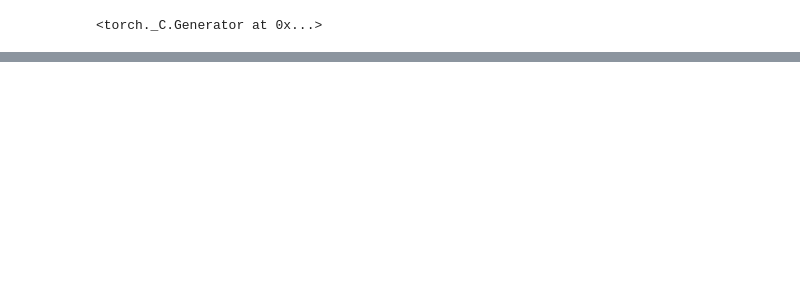
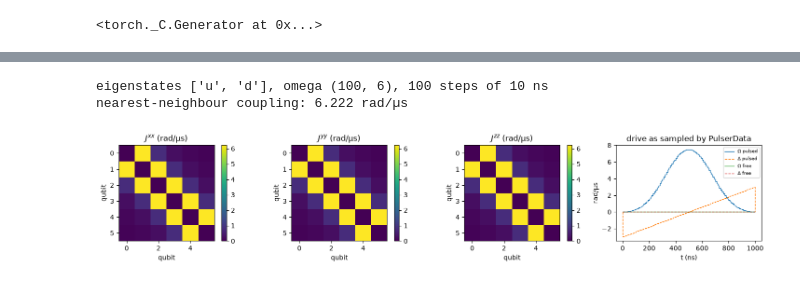
Before and after one commit to Brogis1/emulators, a Jupyter notebook: examples/emu_mps/heisenberg.ipynb, the cells around one changed output, grey strips where cells are left out. Cells and saved outputs as stored; diff of their text form; code cells hidden in the pictures; blank space fills up the shorter version.

```diff
--- a/examples/emu_mps/heisenberg.ipynb
+++ b/examples/emu_mps/heisenberg.ipynb
@@ -105,0 +81,32 @@ We start from the Néel state $|010101\rangle$ and record $\langle n_j\rangle(t)
+# %%
+anisotropy = torch.tensor([1.0, 1.0, 1.0], dtype=torch.float64)
+
+
+def heisenberg_sequence_data(seq, noise_model=None):
+    config = MPSConfig(dt=dt, noise_model=noise_model) if noise_model else MPSConfig(dt=dt)
+    (sd,) = PulserData(sequence=seq, config=config, dt=dt).get_sequences()
+    J = anisotropy[:, None, None] * sd.interaction_matrix(0.0)[0]  # (3, n, n)
+    return dataclasses.replace(sd, interaction_matrix=lambda t: J)  # 3 x n x n => Heisenberg
+
+
+seq_data = {name: heisenberg_sequence_data(seq) for name, seq in sequences.items()}
+
+sd = seq_data["pulsed"]
+J = sd.interaction_matrix(0.0)
+print(f"eigenstates {sd.eigenstates}, omega {tuple(sd.omega.shape)}, {len(sd.target_times) - 1} steps of {dt} ns")
+print(f"nearest-neighbour coupling: {J[0, 0, 1]:.3f} rad/µs")
+
+fig, axes = plt.subplots(1, 4, figsize=(15, 3))
+for ax, Jk, name in zip(axes, J, ("$J^{xx}$", "$J^{yy}$", "$J^{zz}$")):
+    fig.colorbar(ax.imshow(Jk, cmap="viridis"), ax=ax)
+    ax.set_title(name + " (rad/µs)"); ax.set_xlabel("qubit"); ax.set_ylabel("qubit")
+for name, s in seq_data.items():
+    axes[3].stairs(s.omega[:, 0].real, s.target_times, label=rf"$\Omega$ {name}")
+    axes[3].stairs(s.delta[:, 0].real, s.target_times, label=rf"$\Delta$ {name}", linestyle="--")
+axes[3].set_xlabel("t (ns)"); axes[3].set_ylabel("rad/µs"); axes[3].legend(fontsize=7)
+axes[3].set_title("drive as sampled by PulserData")
+fig.tight_layout()
+# %% [output]
+eigenstates ['u', 'd'], omega (100, 6), 100 steps of 10 ns
+nearest-neighbour coupling: 6.222 rad/µs
+[figure, added]
```
Also changed, not shown: parts of 25 cells of this notebook.
